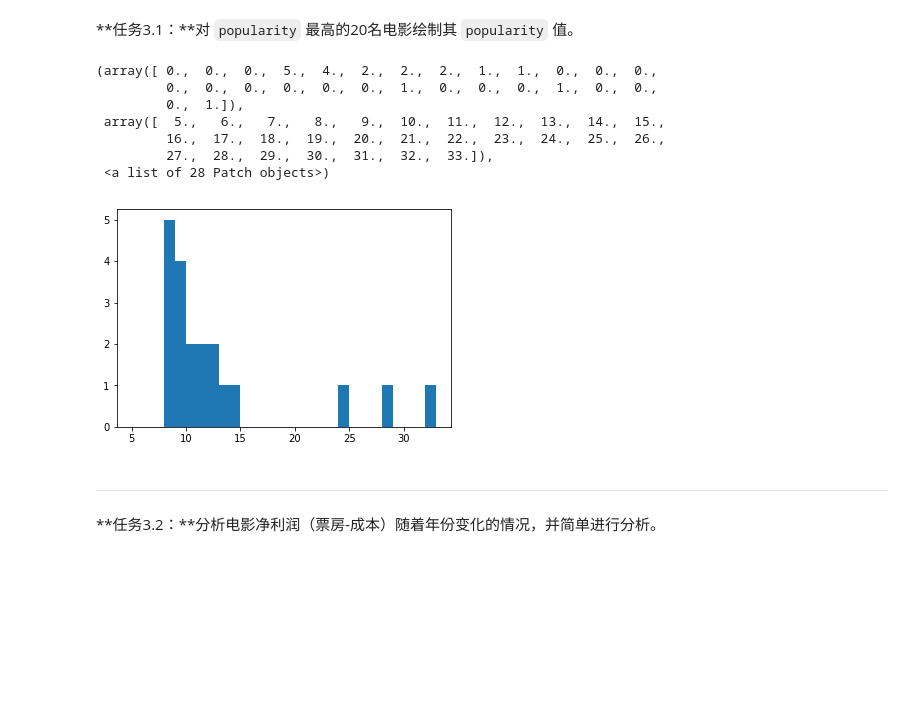
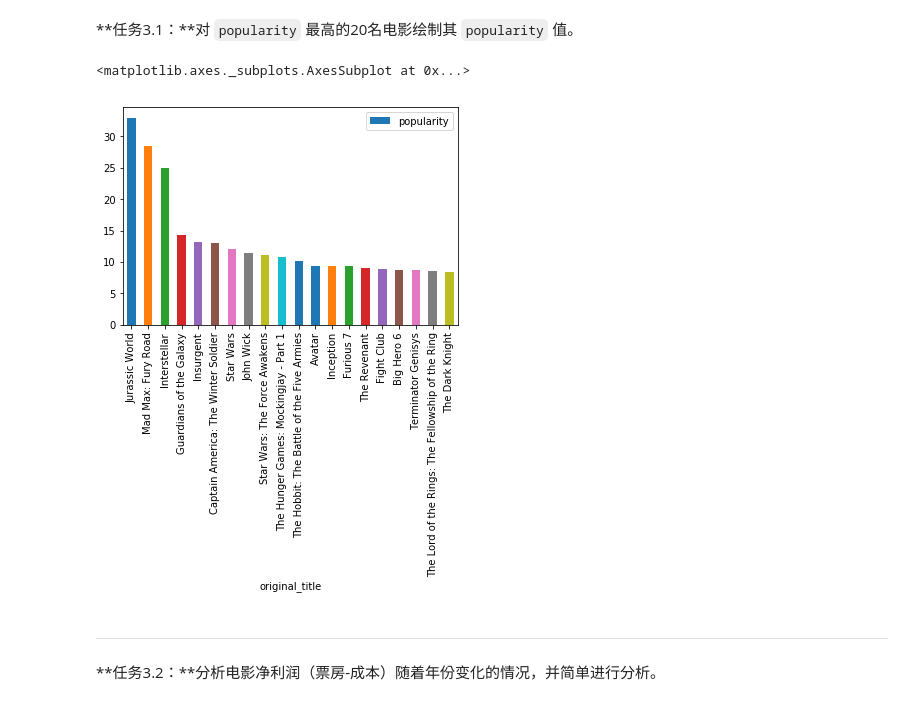
Before and after one commit to NaughtyFlame/AIPND-cn, a Jupyter notebook: P2_Explore_Movie_Dataset/Explore Movie Dataset.ipynb, the cells around one changed output. Cells and saved outputs as stored; diff of their text form; code cells hidden in the pictures; blank space fills up the shorter version.

```diff
--- a/P2_Explore_Movie_Dataset/Explore Movie Dataset.ipynb
+++ b/P2_Explore_Movie_Dataset/Explore Movie Dataset.ipynb
@@ -70,11 +70,13 @@ movie_data = pd.read_csv('./tmdb-movies.csv')
 # %%
 #movie_data = movie_data.fillna(0)
 movie_data = movie_data.dropna(axis=0, how='any')
+# display(movie_data)
+movie_data.info()
+# 注释，过于激进的数据过滤
+# for col in movie_data.columns:
+#     coltype = movie_data[col].dtypes
+#     if coltype == 'int64' or coltype == 'float64':
+#         movie_data = movie_data[movie_data[col] != 0]
 
-for col in movie_data.columns:
-    coltype = movie_data[col].dtypes
-    if coltype == 'int64' or coltype == 'float64':
-        movie_data = movie_data[movie_data[col] != 0]
-
-movie_data = movie_data.reset_index(drop=True)
+# movie_data = movie_data.reset_index(drop=True)
 #print(movie_data)
@@ -189,19 +200,13 @@ Name: popularity, Length: 789, dtype: float64
 # %% [markdown]
 **任务3.1：**对 `popularity` 最高的20名电影绘制其 `popularity` 值。
 # %%
-popularity = movie_data.sort_values(by='popularity', ascending=False)[0: 20].reset_index(drop=True)
+% matplotlib inline
+movie_data_sort_by_popularity = movie_data.sort_values(by='popularity', ascending=False)[0: 20].reset_index(drop=True)
 #print(popularity)
-bin_edges = np.arange(5, popularity['popularity'].max() + 1, 1)
-plt.hist(data = popularity, x = 'popularity', bins = bin_edges)
+movie_data_sort_by_popularity.plot.bar(x = 'original_title', y = 'popularity')
 # %% [output]
-(array([ 0.,  0.,  0.,  5.,  4.,  2.,  2.,  2.,  1.,  1.,  0.,  0.,  0.,
-         0.,  0.,  0.,  0.,  0.,  0.,  1.,  0.,  0.,  0.,  1.,  0.,  0.,
-         0.,  1.]),
- array([  5.,   6.,   7.,   8.,   9.,  10.,  11.,  12.,  13.,  14.,  15.,
-         16.,  17.,  18.,  19.,  20.,  21.,  22.,  23.,  24.,  25.,  26.,
-         27.,  28.,  29.,  30.,  31.,  32.,  33.]),
- <a list of 28 Patch objects>)
+<matplotlib.axes._subplots.AxesSubplot at 0x...>
-[figure, old version]
+[figure, new version]
 # %% [markdown]
 ---
 **任务3.2：**分析电影净利润（票房-成本）随着年份变化的情况，并简单进行分析。
```
Also changed, not shown: parts of 7 cells of this notebook, 2 other files.
